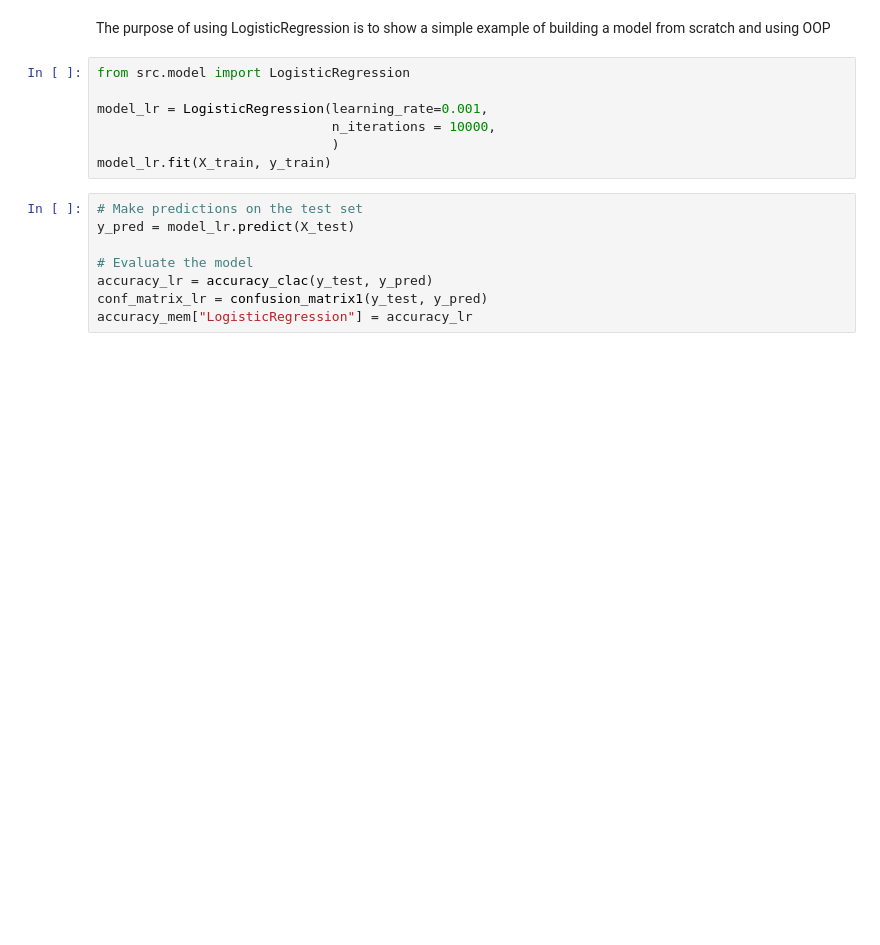
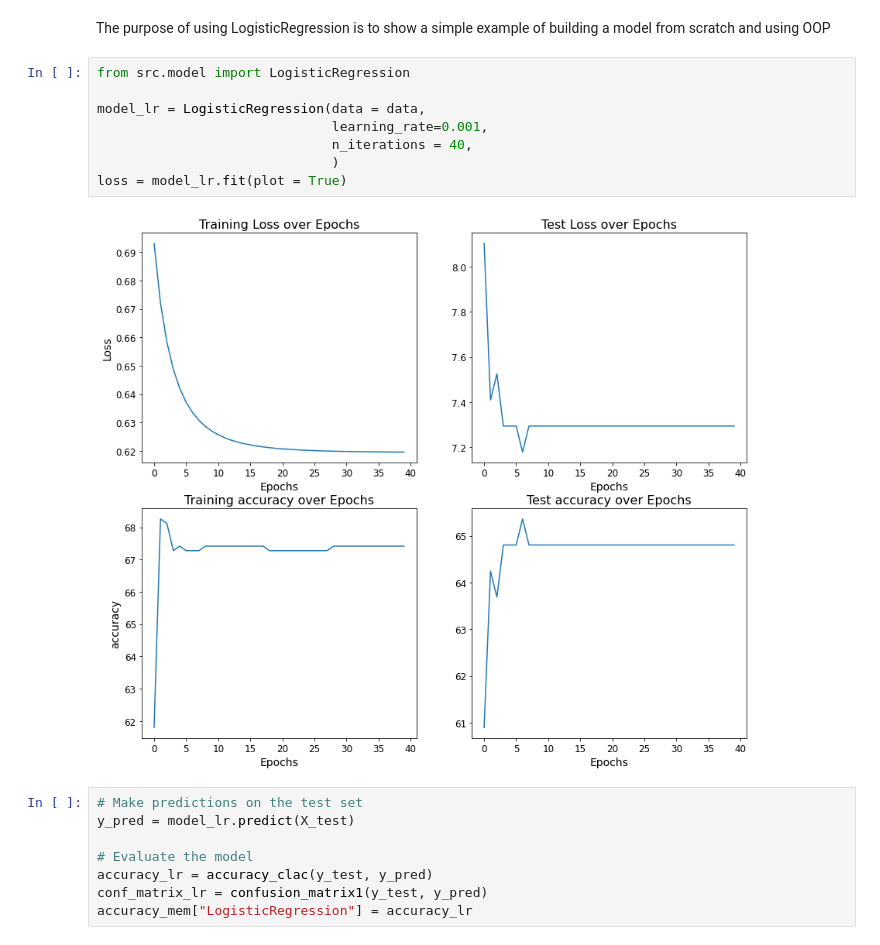
Before and after one commit to NadavElyakim27/Titanic_EDA, a Jupyter notebook: notebook.ipynb, the cells around one changed output. Drawn from its saved outputs; the diff is of its cells as text; blank space fills up the shorter version.

```diff
--- a/notebook.ipynb
+++ b/notebook.ipynb
@@ -594,10 +594,13 @@ The purpose of using LogisticRegression is to show a simple example of building
 # %%
 from src.model import LogisticRegression
 
-model_lr = LogisticRegression(learning_rate=0.001,
-                              n_iterations = 10000,
+model_lr = LogisticRegression(data = data,
+                              learning_rate=0.001,
+                              n_iterations = 40,
                               )
-model_lr.fit(X_train, y_train)
+loss = model_lr.fit(plot = True)
+# %% [output]
+[figure, added]
 # %%
 # Make predictions on the test set
 y_pred = model_lr.predict(X_test)
```
Also changed, not shown: parts of 4 cells of this notebook, 1 other file.
